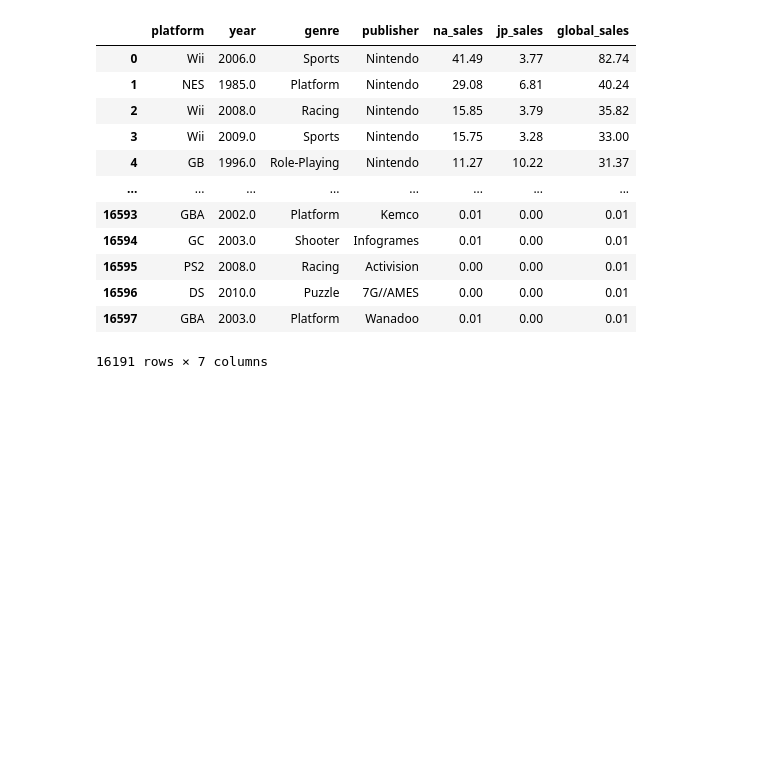
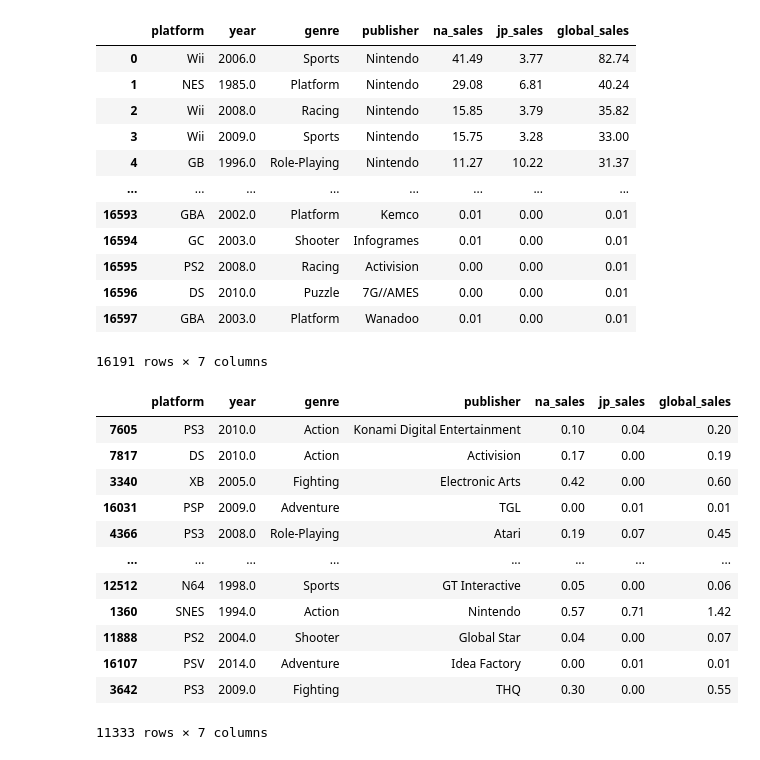
Before and after one commit to Hakitsu/pythonVideoGameSales, a Jupyter notebook: index.ipynb, the cells around one changed output. Drawn from its saved outputs; the diff is of its cells as text; code cells hidden in the pictures; blank space fills up the shorter version.

```diff
--- a/index.ipynb
+++ b/index.ipynb
@@ -273,3 +309,21 @@ x_df
 | 16596 | DS | 2010.0 | Puzzle | 7G//AMES | 0.00 | 0.00 | 0.01 |
 | 16597 | GBA | 2003.0 | Platform | Wanadoo | 0.01 | 0.00 | 0.01 |
 16191 rows × 7 columns
+# %%
+X_train, X_test, y_train, y_test = train_test_split(x_df, y_df, test_size=0.3, random_state=123)
+# %%
+X_train
+# %% [output]
+|  | platform | year | genre | publisher | na_sales | jp_sales | global_sales |
+| 7605 | PS3 | 2010.0 | Action | Konami Digital Entertainment | 0.10 | 0.04 | 0.20 |
+| 7817 | DS | 2010.0 | Action | Activision | 0.17 | 0.00 | 0.19 |
+| 3340 | XB | 2005.0 | Fighting | Electronic Arts | 0.42 | 0.00 | 0.60 |
+| 16031 | PSP | 2009.0 | Adventure | TGL | 0.00 | 0.01 | 0.01 |
+| 4366 | PS3 | 2008.0 | Role-Playing | Atari | 0.19 | 0.07 | 0.45 |
+| ... | ... | ... | ... | ... | ... | ... | ... |
+| 12512 | N64 | 1998.0 | Sports | GT Interactive | 0.05 | 0.00 | 0.06 |
+| 1360 | SNES | 1994.0 | Action | Nintendo | 0.57 | 0.71 | 1.42 |
+| 11888 | PS2 | 2004.0 | Shooter | Global Star | 0.04 | 0.00 | 0.07 |
+| 16107 | PSV | 2014.0 | Adventure | Idea Factory | 0.00 | 0.01 | 0.01 |
+| 3642 | PS3 | 2009.0 | Fighting | THQ | 0.30 | 0.00 | 0.55 |
+11333 rows × 7 columns
```
Also changed, not shown: parts of 10 cells of this notebook.
